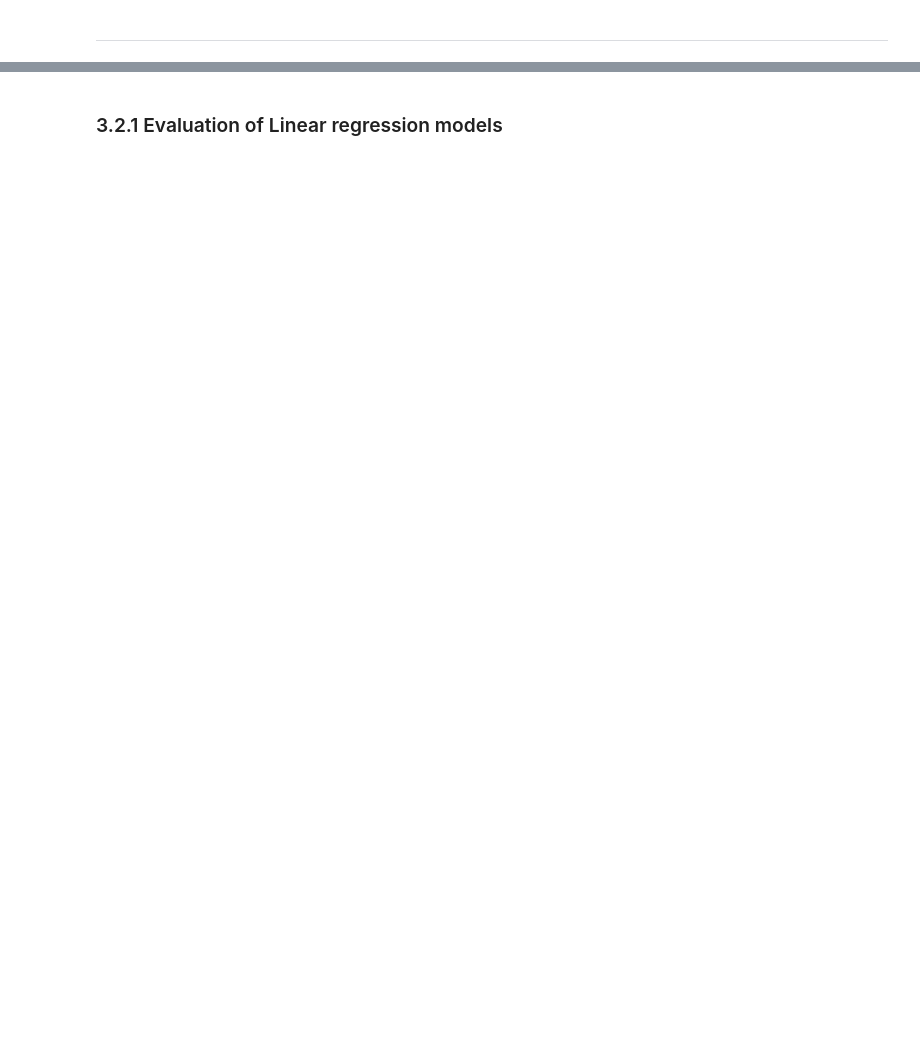
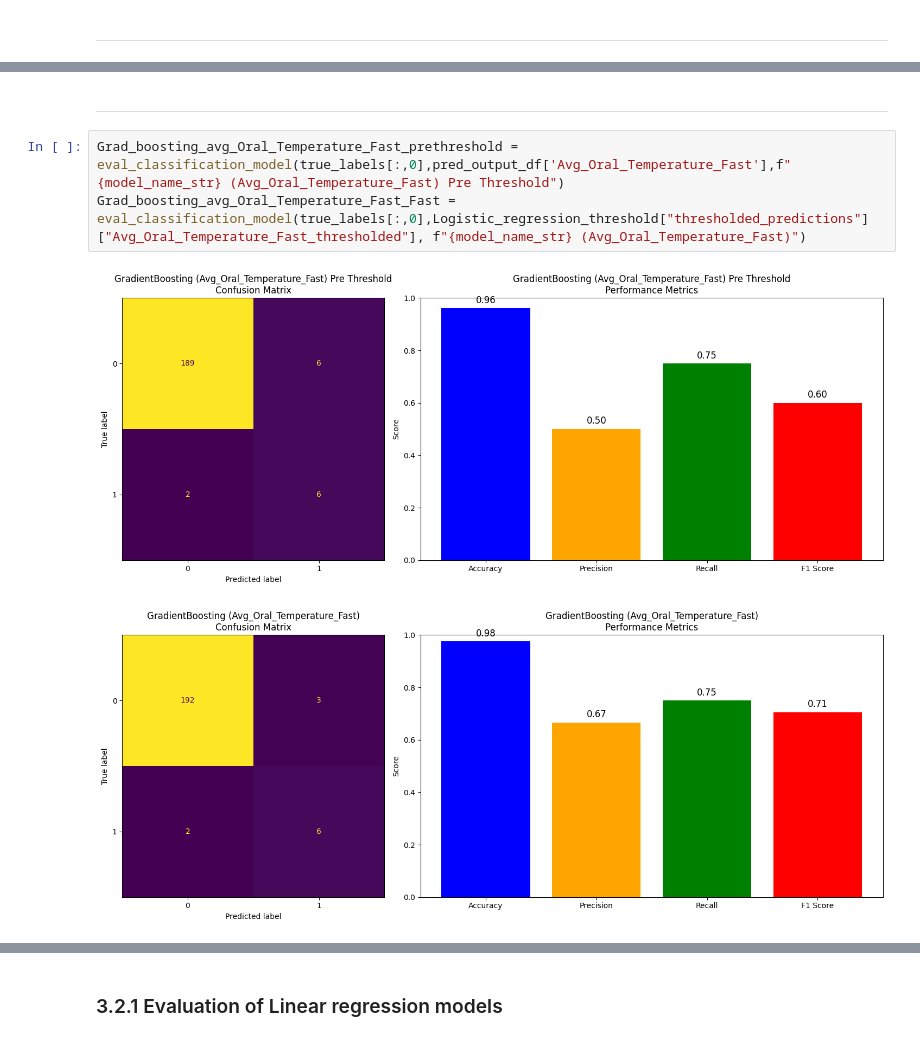
Before and after one commit to ochetcuti/FeverPredictorML, a Jupyter notebook: final.ipynb, the cells around one changed output, grey strips where cells are left out. Drawn from its saved outputs; the diff is of its cells as text; blank space fills up the shorter version.

```diff
--- a/final.ipynb
+++ b/final.ipynb
@@ -1031,0 +1087,8 @@ Random_forest_Avg_Oral_Temperature_Monitor = eval_classification_model(true_labe
+# %% [markdown]
+---
+# %%
+Grad_boosting_avg_Oral_Temperature_Fast_prethreshold = eval_classification_model(true_labels[:,0],pred_output_df['Avg_Oral_Temperature_Fast'],f"{model_name_str} (Avg_Oral_Temperature_Fast) Pre Threshold")
+Grad_boosting_avg_Oral_Temperature_Fast_Fast = eval_classification_model(true_labels[:,0],Logistic_regression_threshold["thresholded_predictions"]["Avg_Oral_Temperature_Fast_thresholded"], f"{model_name_str} (Avg_Oral_Temperature_Fast)")
+# %% [output]
+[figure, added]
+[figure, added]
```
Also changed, not shown: parts of 24 cells of this notebook.
